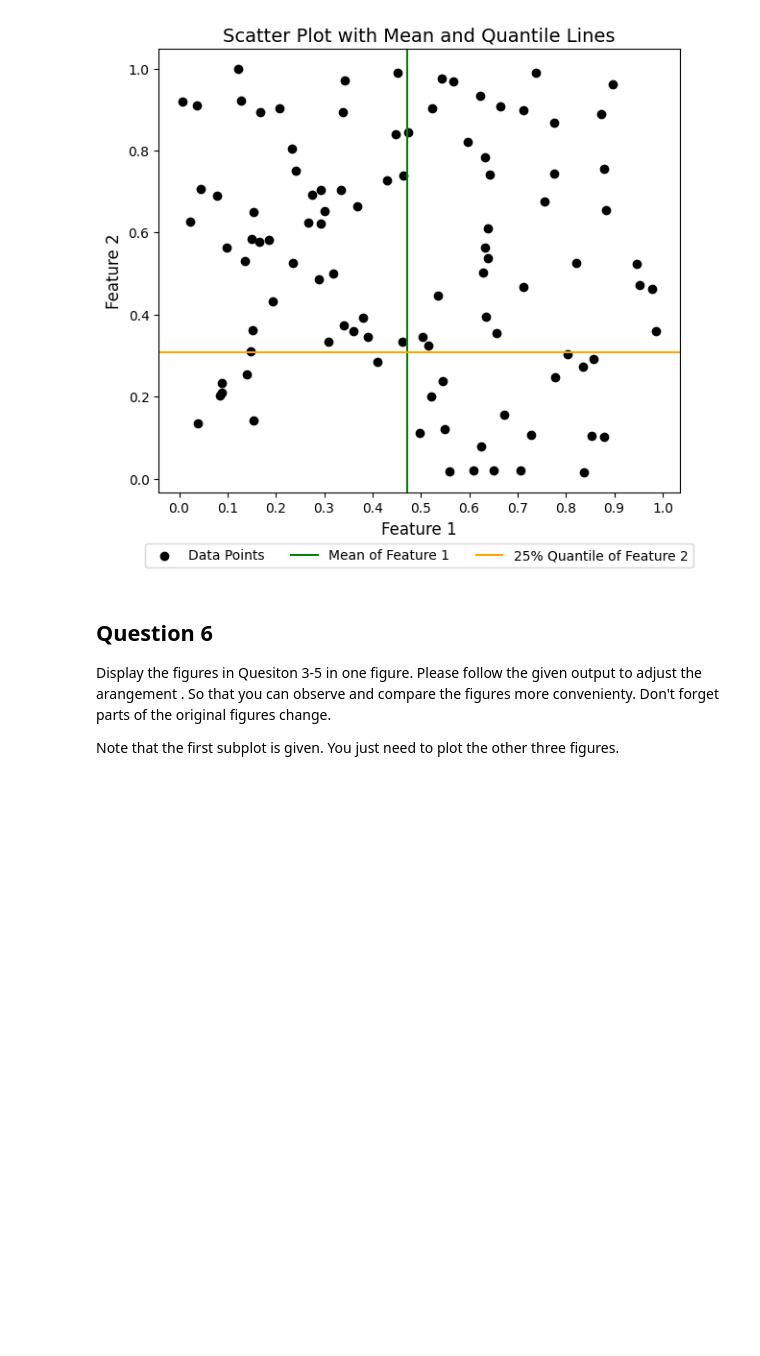
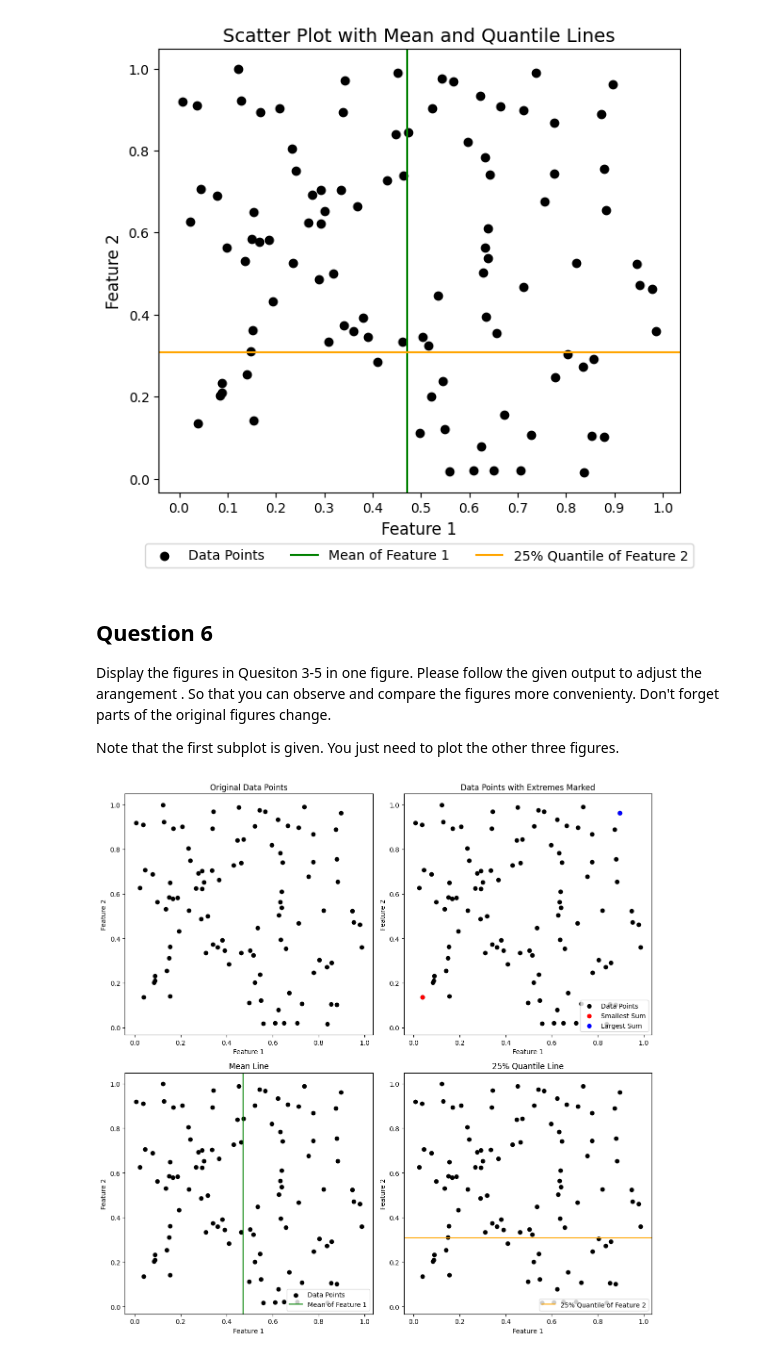
Before and after one commit to ParthGadekar0631/AAI-595_Homeworks, a Jupyter notebook: Homework_1_Parth_Gadekar.ipynb, the cells around one changed output. Drawn from its saved outputs; the diff is of its cells as text; code cells hidden in the pictures; blank space fills up the shorter version.

```diff
--- a/Homework_1_Parth_Gadekar.ipynb
+++ b/Homework_1_Parth_Gadekar.ipynb
@@ -153,3 +159,62 @@ plt.show()
 Display the figures in Quesiton 3-5 in one figure. Please follow the given output to adjust the arangement . So that you can observe and compare the figures more convenienty. Don't forget parts of the original figures change.
 
 Note that the first subplot is given. You just need to plot the other three figures.
+# %%
+# Step 1: Set the random seed using the student ID
+np.random.seed(20029972)
+
+# Step 2: Generate a random array with 100 rows and 2 columns
+data = np.random.rand(100, 2)
+
+# Step 3: Compute the sum of each row
+sums = np.sum(data, axis=1)
+
+# Step 4: Find the index of the smallest and largest sums
+min_index = np.argmin(sums)
+max_index = np.argmax(sums)
+
+# Step 5: Compute the mean of Feature 1 and the 25% quantile of Feature 2
+mean_feature1 = np.mean(data[:, 0])
+quantile_feature2 = np.percentile(data[:, 1], 25)
+
+# Create the figure and subplots
+fig, axs = plt.subplots(2, 2, figsize=(12, 12))
+
+# First subplot: Original data points
+axs[0, 0].scatter(data[:, 0], data[:, 1], color='black', marker='o')
+axs[0, 0].set_title('Original Data Points')
+axs[0, 0].set_xlabel('Feature 1')
+axs[0, 0].set_ylabel('Feature 2')
+
+# Second subplot: Data points with smallest and largest sums highlighted
+axs[0, 1].scatter(data[:, 0], data[:, 1], color='black', label='Data Points')
+axs[0, 1].scatter(data[min_index, 0], data[min_index, 1], color='red', label='Smallest Sum')
+axs[0, 1].scatter(data[max_index, 0], data[max_index, 1], color='blue', label='Largest Sum')
+axs[0, 1].set_title("Data Points with Extremes Marked")
+axs[0, 1].set_xlabel('Feature 1')
+axs[0, 1].set_ylabel('Feature 2')
+axs[0, 1].legend(loc='lower right')
+
+# Third subplot: Mean and quantile lines added
+axs[1, 0].scatter(data[:, 0], data[:, 1], color='black', label='Data Points')
+axs[1, 0].axvline(x=mean_feature1, color='green', linestyle='-', label=f'Mean of Feature 1')
+axs[1, 0].set_title("Mean Line")
+axs[1, 0].set_xlabel('Feature 1')
+axs[1, 0].set_ylabel('Feature 2')
+axs[1, 0].legend(loc='lower right')
+
+# Fourth subplot: Customized with a title
+axs[1, 1].scatter(data[:, 0], data[:, 1], color='black', marker='o')
+axs[1, 1].axhline(y=quantile_feature2, color='orange', linestyle='-', label=f'25% Quantile of Feature 2')
+axs[1, 1].set_title("25% Quantile Line")
+axs[1, 1].set_xlabel('Feature 1')
+axs[1, 1].set_ylabel('Feature 2')
+axs[1, 1].legend(loc='lower right')
+
+# Layout adjustment to avoid overlap
+plt.tight_layout()
+
+# Display the figure
+plt.show()
+# %% [output]
+[figure, added]
```
Also changed, not shown: parts of 19 cells of this notebook.
